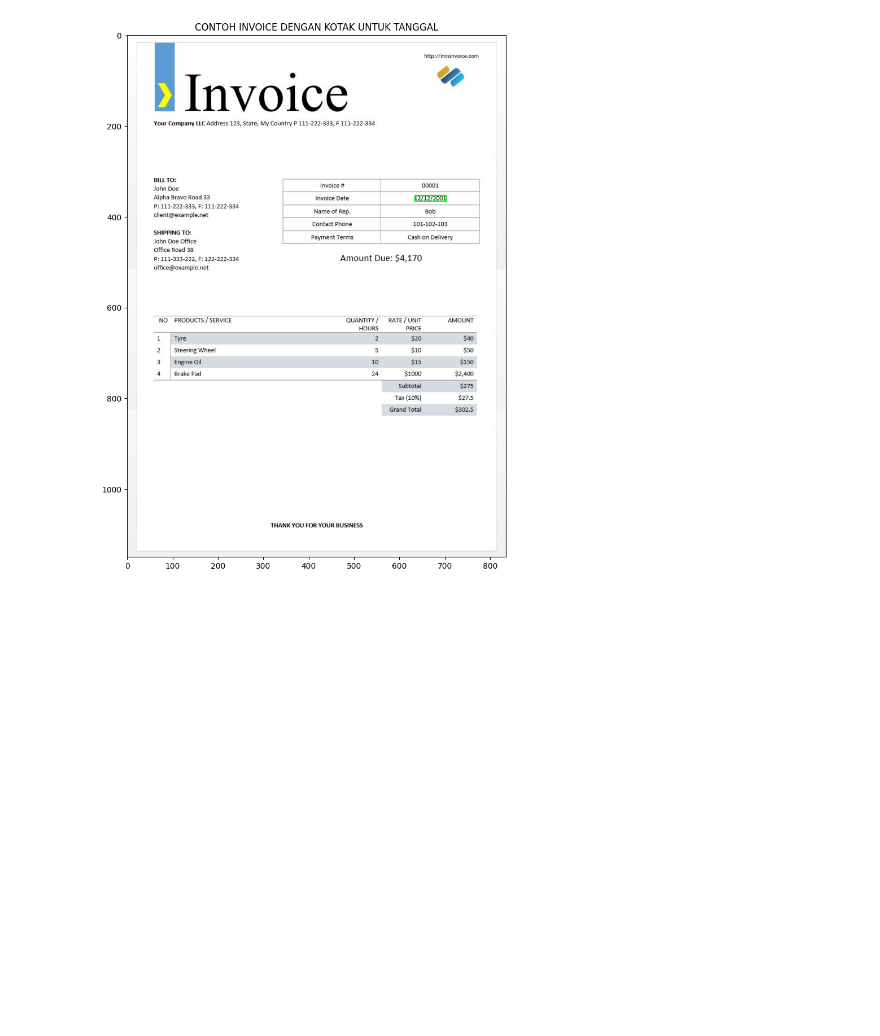
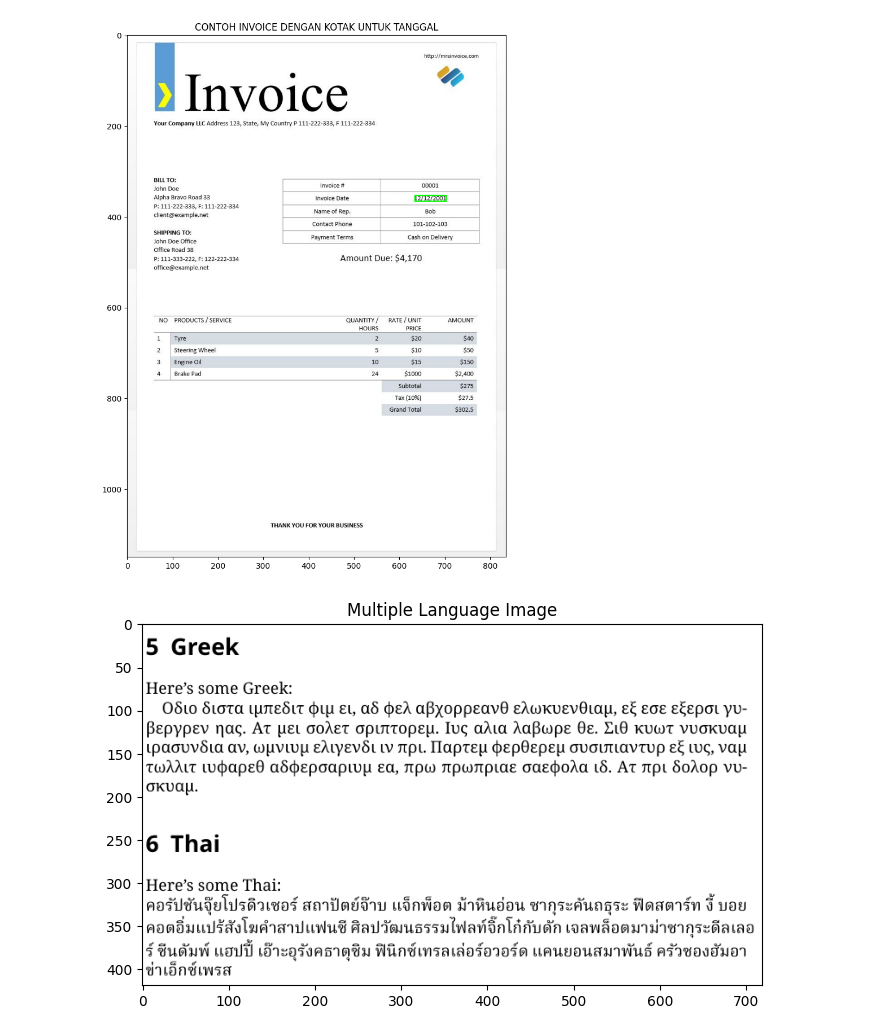
Before and after one commit to andidprastyo/ML-2023, a Jupyter notebook: 12 - OCR/praktikum2.ipynb, the cells around one changed output. Saved outputs shown, nothing was run; the diff lists cells and outputs as text; code cells hidden in the pictures; blank space fills up the shorter version.

Commit message:
feat:Multiple Language OCR

```diff
--- a/12 - OCR/praktikum2.ipynb
+++ b/12 - OCR/praktikum2.ipynb
@@ -96,3 +96,15 @@ plt.title('CONTOH INVOICE DENGAN KOTAK UNTUK TANGGAL')
 plt.show()
 # %% [output]
 [figure]
+# %%
+image = cv2.imread('./Dataset/greek-thai.png')
+
+b,g,r = cv2.split(image)
+rgb_img = cv2.merge([r,g,b])
+
+plt.figure(figsize=(8,16))
+plt.imshow(rgb_img, cmap='gray')
+plt.title('Multiple Language Image')
+plt.show()
+# %% [output]
+[figure, added]
```
Also changed, not shown: parts of 1 cell of this notebook.
